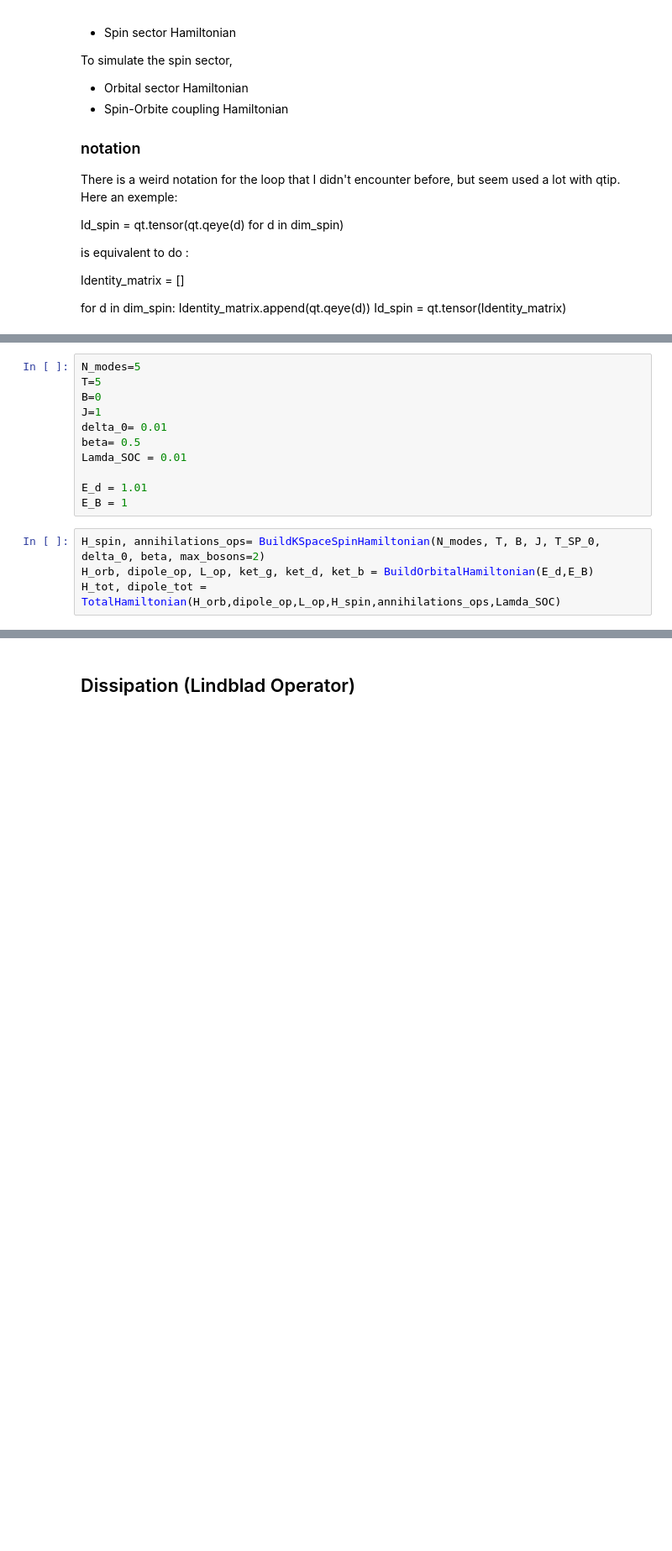
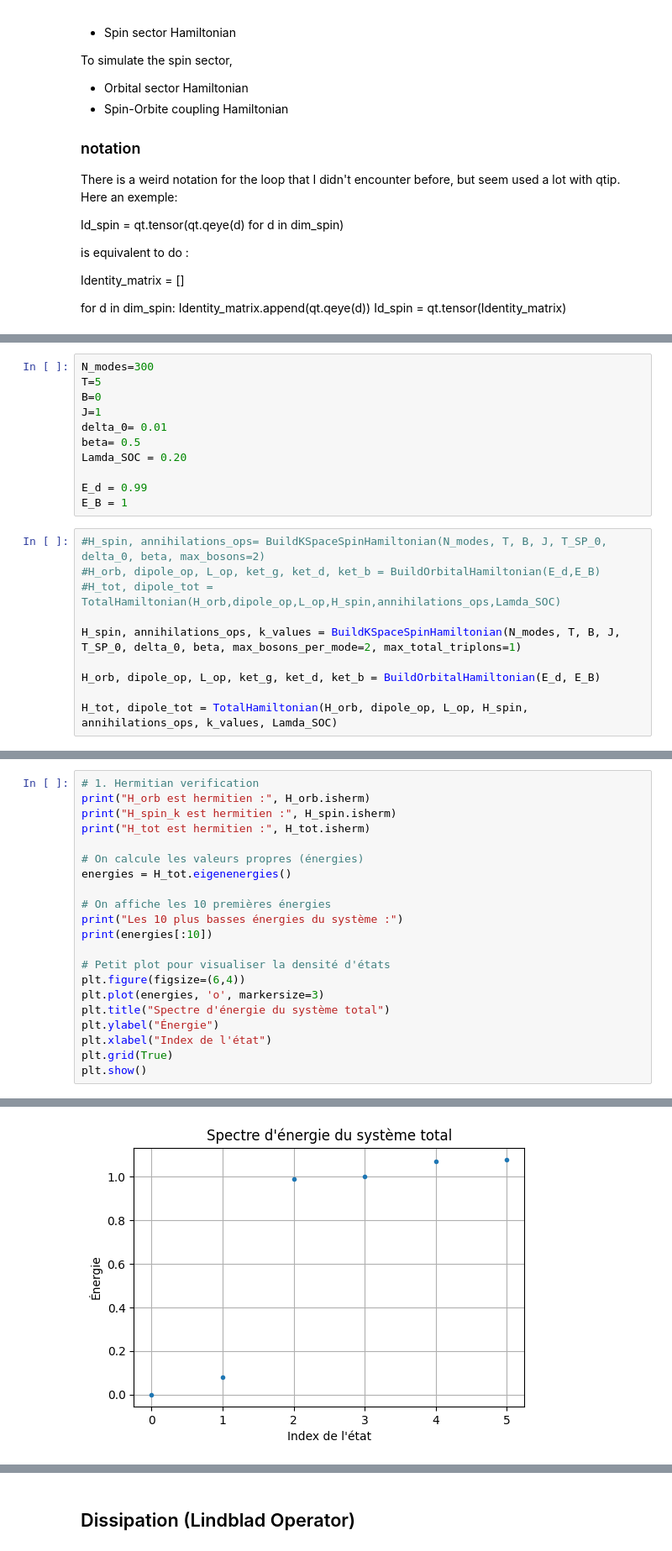
Before and after one commit to SilvaScience/QuDPy, a Jupyter notebook: examples/Spin-Orbite_model.ipynb, the cells around one changed output, grey strips where cells are left out. Shown at 84% size. Cells and saved outputs as stored; diff of their text form; blank space fills up the shorter version.

Commit message:
Update Spin-Orbite_model.ipynb
J'ai modifier les hamiltoniens, et run quelques test (hemiticié, list des état et leur energie...)

```diff
--- a/examples/Spin-Orbite_model.ipynb
+++ b/examples/Spin-Orbite_model.ipynb
@@ -164,15 +279,21 @@ def TotalHamiltonian(H_orb, dipole_op, L_op, H_spin_k, annihilations_ops, lambda
 # %%
-N_modes=5
+N_modes=300
 T=5
 B=0
 J=1
 delta_0= 0.01
 beta= 0.5
-Lamda_SOC = 0.01
+Lamda_SOC = 0.20
 
-E_d = 1.01
+E_d = 0.99
 E_B = 1
 # %%
-H_spin, annihilations_ops= BuildKSpaceSpinHamiltonian(N_modes, T, B, J, T_SP_0, delta_0, beta, max_bosons=2)
-H_orb, dipole_op, L_op, ket_g, ket_d, ket_b = BuildOrbitalHamiltonian(E_d,E_B)
-H_tot, dipole_tot = TotalHamiltonian(H_orb,dipole_op,L_op,H_spin,annihilations_ops,Lamda_SOC)
+#H_spin, annihilations_ops= BuildKSpaceSpinHamiltonian(N_modes, T, B, J, T_SP_0, delta_0, beta, max_bosons=2)
+#H_orb, dipole_op, L_op, ket_g, ket_d, ket_b = BuildOrbitalHamiltonian(E_d,E_B)
+#H_tot, dipole_tot = TotalHamiltonian(H_orb,dipole_op,L_op,H_spin,annihilations_ops,Lamda_SOC)
+
+H_spin, annihilations_ops, k_values = BuildKSpaceSpinHamiltonian(N_modes, T, B, J, T_SP_0, delta_0, beta, max_bosons_per_mode=2, max_total_triplons=1)
+
+H_orb, dipole_op, L_op, ket_g, ket_d, ket_b = BuildOrbitalHamiltonian(E_d, E_B)
+
+H_tot, dipole_tot = TotalHamiltonian(H_orb, dipole_op, L_op, H_spin, annihilations_ops, k_values, Lamda_SOC)
@@ -178,0 +303,22 @@ H_tot, dipole_tot = TotalHamiltonian(H_orb,dipole_op,L_op,H_spin,annihilations_o
+# %%
+# 1. Hermitian verification
+print("H_orb est hermitien :", H_orb.isherm)
+print("H_spin_k est hermitien :", H_spin.isherm)
+print("H_tot est hermitien :", H_tot.isherm)
+
+# On calcule les valeurs propres (énergies)
+energies = H_tot.eigenenergies()
+
+# On affiche les 10 premières énergies
+print("Les 10 plus basses énergies du système :")
+print(energies[:10])
+
+# Petit plot pour visualiser la densité d'états
+plt.figure(figsize=(6,4))
+plt.plot(energies, 'o', markersize=3)
+plt.title("Spectre d'énergie du système total")
+plt.ylabel("Énergie")
+plt.xlabel("Index de l'état")
+plt.grid(True)
+plt.show()
+# %% [output]
@@ -178,0 +330 @@ H_tot, dipole_tot = TotalHamiltonian(H_orb,dipole_op,L_op,H_spin,annihilations_o
+[figure, added]
```
Also changed, not shown: parts of 6 cells of this notebook.
